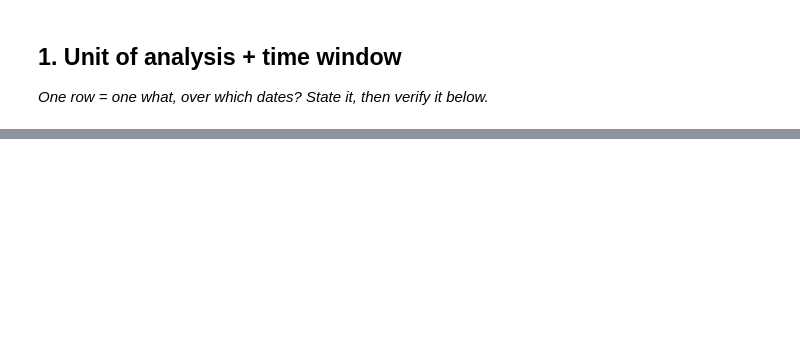
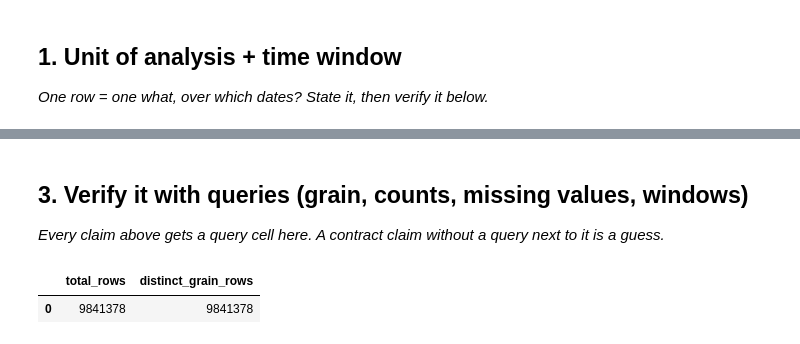
Before and after one commit to Cooper30/flyrank-ml-internship, a Jupyter notebook: work/notebooks/w03_data_contract.ipynb, the cells around one changed output, grey strips where cells are left out. Cells and saved outputs as stored; diff of their text form; code cells hidden in the pictures; blank space fills up the shorter version.

```diff
--- a/work/notebooks/w03_data_contract.ipynb
+++ b/work/notebooks/w03_data_contract.ipynb
@@ -12,0 +106,20 @@ This skeleton is yours to fill. Work the sections **in order** — each one has
+# %% [markdown]
+## 3. Verify it with queries (grain, counts, missing values, windows)
+
+*Every claim above gets a query cell here. A contract claim without a query next to it is a guess.*
+# %%
+# Query 1 — Verify the raw grain for March 2026
+
+q1 = f"""
+SELECT
+    COUNT(*) AS total_rows,
+    COUNT(DISTINCT (client_hash_id, content_hash_id, report_date)) AS distinct_grain_rows
+FROM {FACT_DAILY}
+WHERE report_date >= DATE '2026-03-01'
+  AND report_date <  DATE '2026-04-01'
+"""
+
+con.execute(q1).df()
+# %% [output]
+|  | total_rows | distinct_grain_rows |
+| 0 | 9841378 | 9841378 |
```
Also changed, not shown: parts of 21 cells of this notebook.
